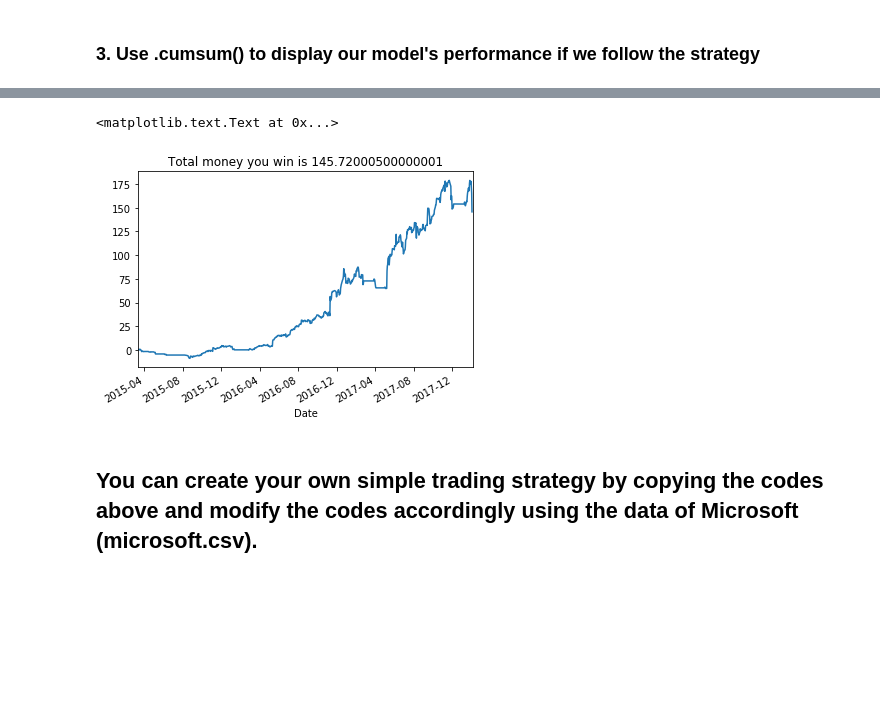
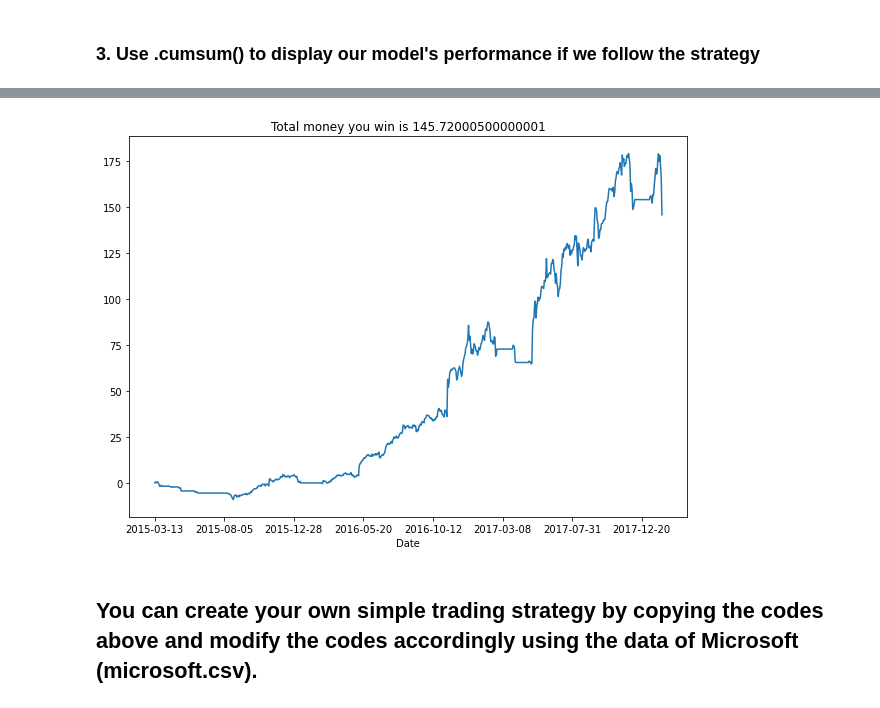
Before and after one commit to 08Aristodemus24/python-statistics-for-finance, a Jupyter notebook: week 1/Build a simple trading strategy.ipynb, the cells around one changed output, grey strips where cells are left out. Saved outputs shown, nothing was run; the diff lists cells and outputs as text; code cells hidden in the pictures; blank space fills up the shorter version.

```diff
--- a/week 1/Build a simple trading strategy.ipynb
+++ b/week 1/Build a simple trading strategy.ipynb
@@ -9,7 +9,12 @@ import matplotlib.pyplot as plt
 # %%
 #import FB's stock data, add two columns - MA10 and MA50
 #use dropna to remove any "Not a Number" data
-fb = pd.DataFrame.from_csv('../data/facebook.csv')
+fb = pd.read_csv('../data/facebook.csv')
+
+# use Date column as row indeces of dataframe
+fb.set_index('Date', inplace=True)
+
+# calculate moving average of closing prices over 10 and 50 days
 fb['MA10'] = fb['Close'].rolling(10).mean()
 fb['MA50'] = fb['Close'].rolling(50).mean()
 fb = fb.dropna()
@@ -79,10 +70,10 @@ fb.head()
 # %%
 #plot the wealth to show the growth of profit over the period
-
-fb['wealth'].plot()
+fig = plt.figure()
+fb['wealth'].plot(figsize=(10, 7))
 plt.title('Total money you win is {}'.format(fb.loc[fb.index[-2], 'wealth']))
+plt.savefig('Cumulative wealth overtime.png')
 # %% [output]
-<matplotlib.text.Text at 0x...>
-[figure, old version]
+[figure, new version]
 # %% [markdown]
 ## You can create your own simple trading strategy by copying the codes above and modify the codes accordingly using the data of Microsoft (microsoft.csv).
```
Also changed, not shown: parts of 5 cells of this notebook, 5 other files.
